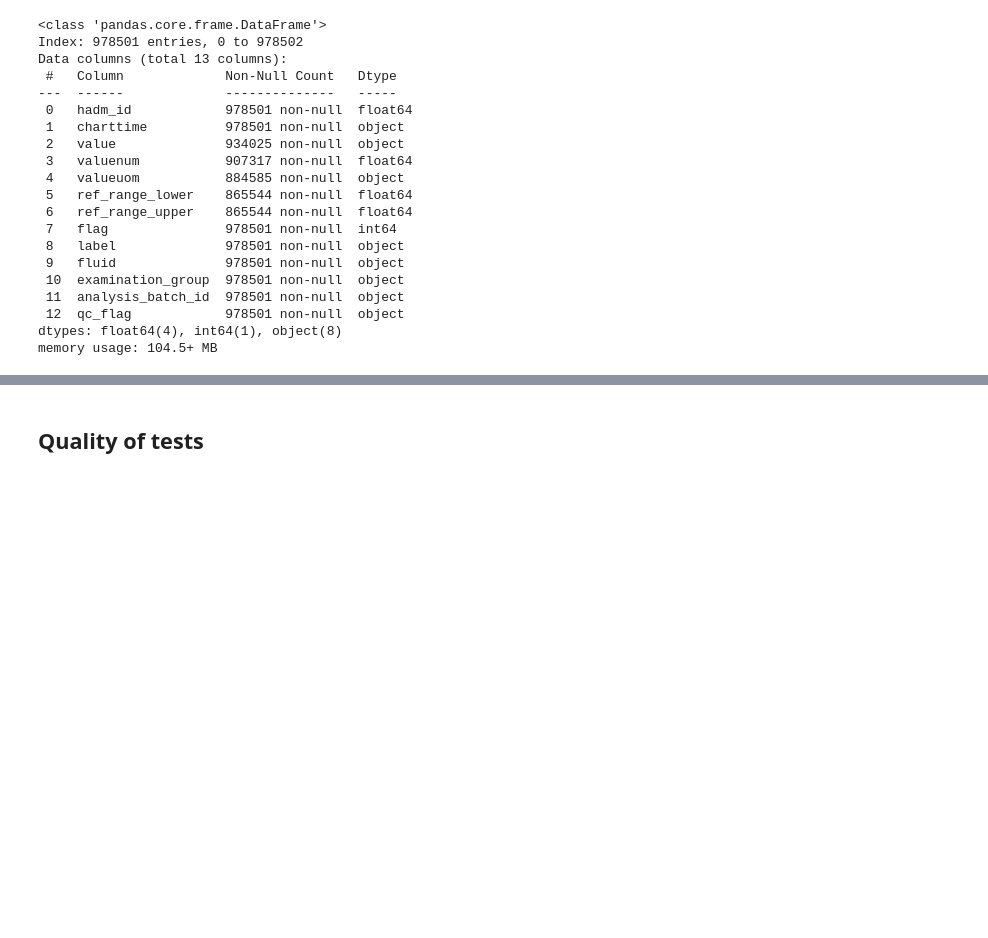
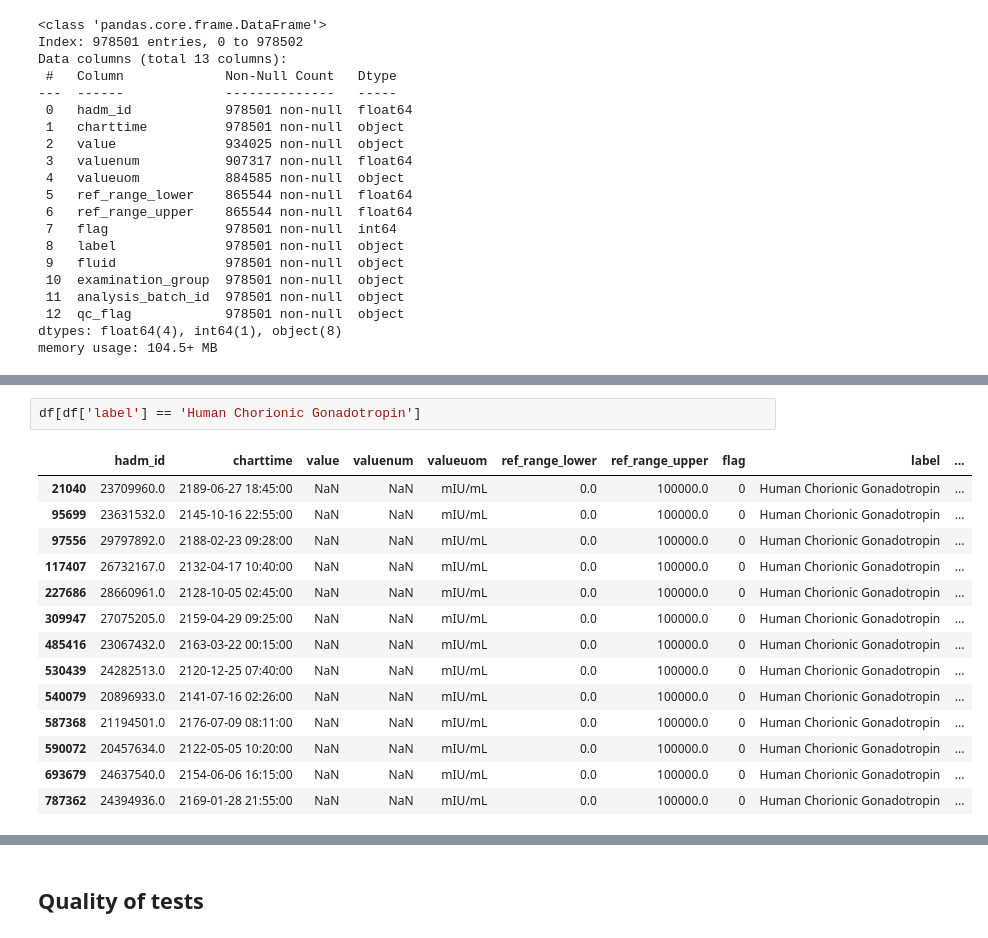
Before and after one commit to GabrieleGiannessi/DADH-project-2025-26, a Jupyter notebook: Tasks/1/Laboratory_events.ipynb, the cells around one changed output, grey strips where cells are left out. Cells and saved outputs as stored; diff of their text form; blank space fills up the shorter version.

```diff
--- a/Tasks/1/Laboratory_events.ipynb
+++ b/Tasks/1/Laboratory_events.ipynb
@@ -227,0 +331,17 @@ memory usage: 104.5+ MB
+# %%
+df[df['label'] == 'Human Chorionic Gonadotropin']
+# %% [output]
+|  | hadm_id | charttime | value | valuenum | valueuom | ref_range_lower | ref_range_upper | flag | label | ... |
+| 21040 | 23709960.0 | 2189-06-27 18:45:00 | NaN | NaN | mIU/mL | 0.0 | 100000.0 | 0 | Human Chorionic Gonadotropin | ... |
+| 95699 | 23631532.0 | 2145-10-16 22:55:00 | NaN | NaN | mIU/mL | 0.0 | 100000.0 | 0 | Human Chorionic Gonadotropin | ... |
+| 97556 | 29797892.0 | 2188-02-23 09:28:00 | NaN | NaN | mIU/mL | 0.0 | 100000.0 | 0 | Human Chorionic Gonadotropin | ... |
+| 117407 | 26732167.0 | 2132-04-17 10:40:00 | NaN | NaN | mIU/mL | 0.0 | 100000.0 | 0 | Human Chorionic Gonadotropin | ... |
+| 227686 | 28660961.0 | 2128-10-05 02:45:00 | NaN | NaN | mIU/mL | 0.0 | 100000.0 | 0 | Human Chorionic Gonadotropin | ... |
+| 309947 | 27075205.0 | 2159-04-29 09:25:00 | NaN | NaN | mIU/mL | 0.0 | 100000.0 | 0 | Human Chorionic Gonadotropin | ... |
+| 485416 | 23067432.0 | 2163-03-22 00:15:00 | NaN | NaN | mIU/mL | 0.0 | 100000.0 | 0 | Human Chorionic Gonadotropin | ... |
+| 530439 | 24282513.0 | 2120-12-25 07:40:00 | NaN | NaN | mIU/mL | 0.0 | 100000.0 | 0 | Human Chorionic Gonadotropin | ... |
+| 540079 | 20896933.0 | 2141-07-16 02:26:00 | NaN | NaN | mIU/mL | 0.0 | 100000.0 | 0 | Human Chorionic Gonadotropin | ... |
+| 587368 | 21194501.0 | 2176-07-09 08:11:00 | NaN | NaN | mIU/mL | 0.0 | 100000.0 | 0 | Human Chorionic Gonadotropin | ... |
+| 590072 | 20457634.0 | 2122-05-05 10:20:00 | NaN | NaN | mIU/mL | 0.0 | 100000.0 | 0 | Human Chorionic Gonadotropin | ... |
+| 693679 | 24637540.0 | 2154-06-06 16:15:00 | NaN | NaN | mIU/mL | 0.0 | 100000.0 | 0 | Human Chorionic Gonadotropin | ... |
+| 787362 | 24394936.0 | 2169-01-28 21:55:00 | NaN | NaN | mIU/mL | 0.0 | 100000.0 | 0 | Human Chorionic Gonadotropin | ... |
```
Also changed, not shown: parts of 39 cells of this notebook, 1 other file.
